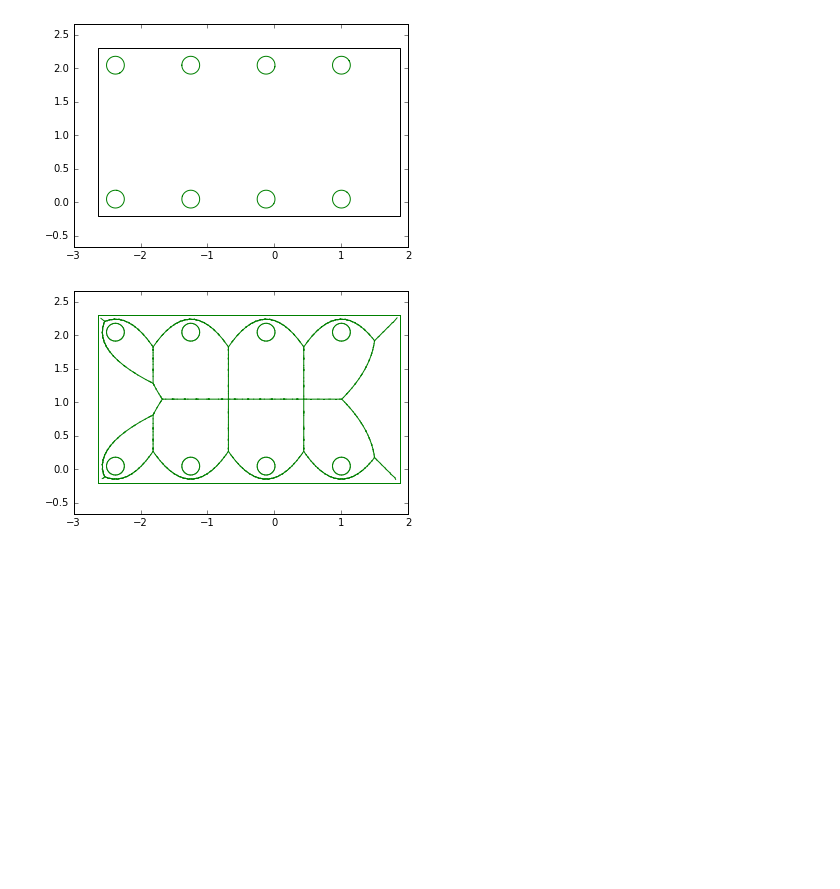
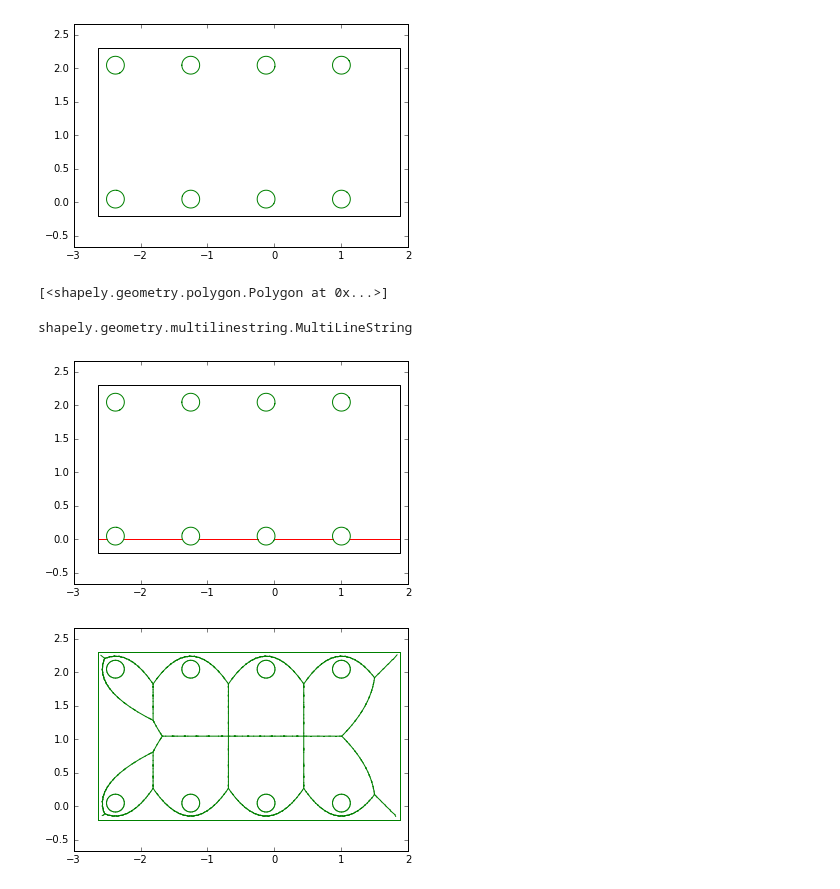
Before and after one commit to mikedh/trimesh, a Jupyter notebook: examples/section.ipynb, the cells around one changed output. Cells and saved outputs as stored; diff of their text form; code cells hidden in the pictures; blank space fills up the shorter version.

Commit message:
better docstring for to_planar and section example

```diff
--- a/examples/section.ipynb
+++ b/examples/section.ipynb
@@ -35,7 +34,26 @@ combined.show()
 # we can also transform each section in space onto the XY plane
 # note that if the Path3D object couldn't find a plane which all
 # of the entities lie on, it will raise an exception
-section_2D, T_matrix = sections[0].to_planar()
+section_2D, to_3D = sections[0].to_planar()
 section_2D.show()
 # %% [output]
 [figure]
+# %%
+# the polygons_full attribute contains every polygon and includes interiors
+section_2D.polygons_full
+# %% [output]
+[<shapely.geometry.polygon.Polygon at 0x...>]
+# %%
+# if we want to intersect a line with this 2D polygon, we can use shapely methods
+polygon = section_2D.polygons_full[0]
+hits = polygon.intersection(LineString([[-4,0], [3,0]]))
+hits.__class__
+# %% [output]
+shapely.geometry.multilinestring.MultiLineString
+# %%
+# we can plot the intersection (red) and our original geometry(black and green)
+for h in hits:
+    plt.plot(*h.xy, color='r')
+section_2D.show()
+# %% [output]
+[figure, added]
```
Also changed, not shown: parts of 3 cells of this notebook, 5 other files.
